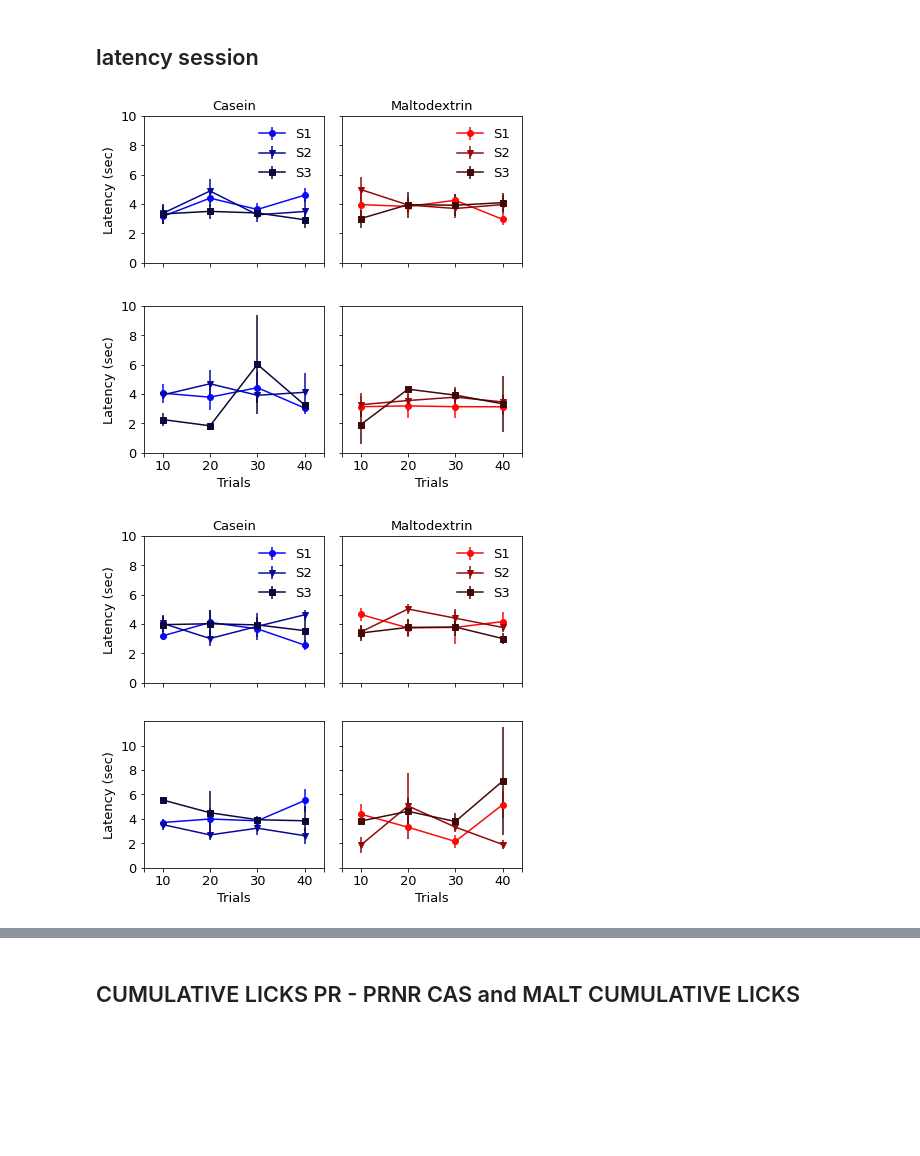
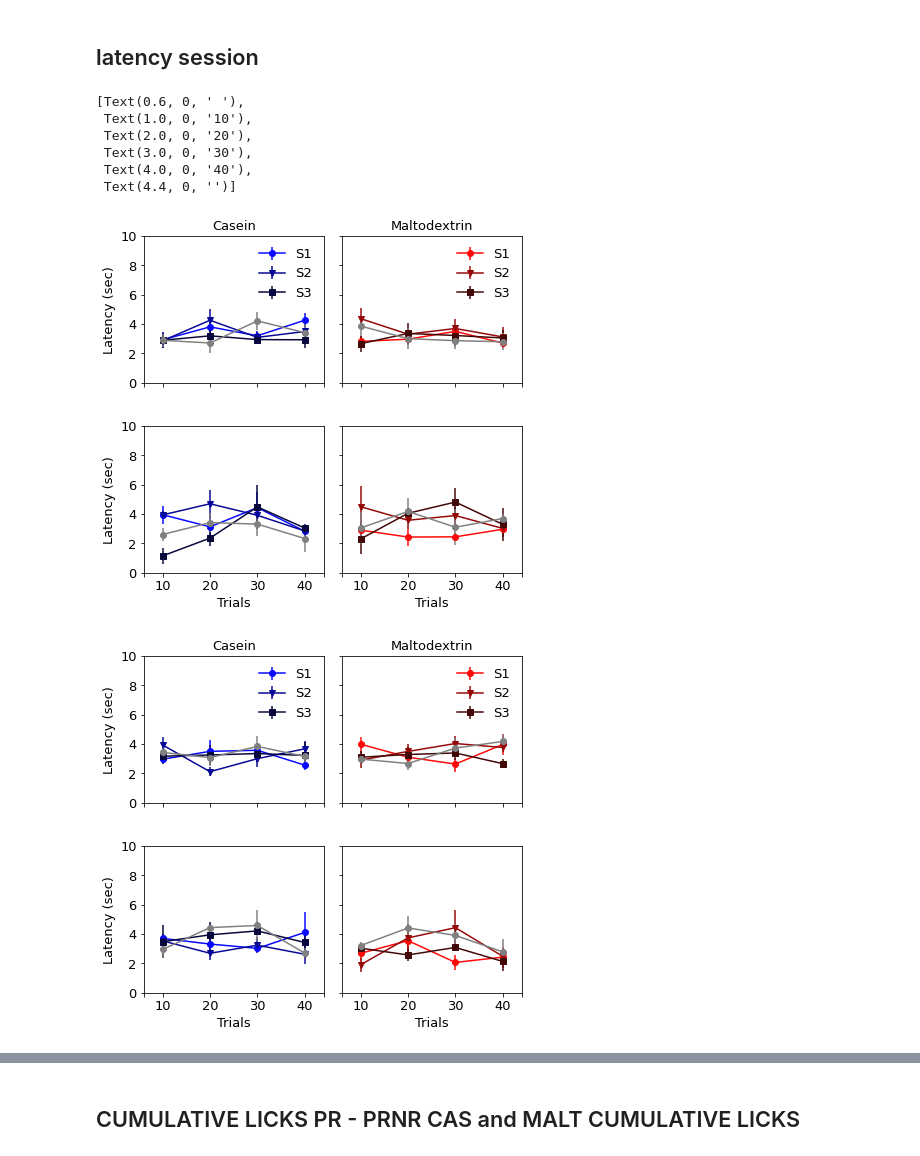
Before and after one commit to jetsetmette/VGP, a Jupyter notebook: notebooks/Behavior_Flavor.ipynb, the cells around one changed output, grey strips where cells are left out. Saved outputs shown, nothing was run; the diff lists cells and outputs as text; code cells hidden in the pictures; blank space fills up the shorter version.

```diff
--- a/notebooks/Behavior_Flavor.ipynb
+++ b/notebooks/Behavior_Flavor.ipynb
@@ -105,7 +105,7 @@ def get_licks_trial (pump_fn, licks_fn, triallength=100):
     for p in pump_fn:
         temp=[]
         for lick in licks_fn:
-            if lick > p and lick < p + 120:
+            if lick > p and lick < p + 100:
                 temp.append(lick - p)
         licks_trial.append(temp)
 
@@ -415,7 +415,6 @@ for row in rows:
         cumlicks, bins = get_cumulative_licks(licks_fn)
 
         latency1, latency2, latency3, latency4 = get_binned_latency(latency_all)
-#         if len(pump_fn) > 30:
 
         hit1, hit2, hit3, hit4 = get_binned_hit(latency_all)
 
@@ -428,8 +427,8 @@ for row in rows:
         all_data[key]['solution']=row[8]
         all_data[key]['session']=row[10]
 
-#         all_data[key]['file']=row[1]
-#         all_data[key]['licks_fn']= licks_fn
+        all_data[key]['file']=row[1]
+        all_data[key]['licks_fn']= licks_fn
         all_data[key]['pump_fn']= pump_fn
         all_data[key]['licks trial']= licks_trial
         all_data[key]['number of trials']=len(pump_fn)
@@ -1303,6 +1094,16 @@ Cas_NRPR_S3_m, Cas_NRPR_S3_E= get_grouped_latencybin('NRPR','Cas','S3')
 malt_NRPR_S1_m, malt_NRPR_S1_E= get_grouped_latencybin('NRPR','Malt.','S1')
 malt_NRPR_S2_m, malt_NRPR_S2_E= get_grouped_latencybin('NRPR','Malt.','S2')
 malt_NRPR_S3_m, malt_NRPR_S3_E= get_grouped_latencybin('NRPR','Malt.','S3')
+
+# KOOL-AID
+# Casein PAIRED NR
+CasP_NR_S1_m, CasP_NR_S1_E= get_grouped_latencybin('NR','ppaired','S1')
+# maltodextrin PAIRED PR
+maltP_NR_S1_m, maltP_NR_S1_E= get_grouped_latencybin('NR','mpaired','S1')
+# Casein PARIED PRNR
+CasP_NRPR_S1_m, CasP_NRPR_S1_E= get_grouped_latencybin('NRPR','ppaired','S1')
+# maltodextrin PAIRED PRNR
+maltP_NRPR_S1_m, maltP_NRPR_S1_E= get_grouped_latencybin('NRPR','mpaired','S1')
 # %%
 f1, [ax1,ax2] = plt.subplots(figsize=[7,3],ncols=2, gridspec_kw={'wspace':0.1,'width_ratios':[10,10]}, sharey=True)
 f1.subplots_adjust(wspace=0.15,hspace=0.35, bottom=0.2, left=0.15)
@@ -1314,11 +1115,13 @@ colors_C=['#0808FF','#080896','#08083C','#FF0808','#960808','#420808']
 ax1.errorbar(x, Cas_PR_S1_m, yerr=Cas_PR_S1_E, fmt="-o", color='#0808FF')
 ax1.errorbar(x, Cas_PR_S2_m, yerr=Cas_PR_S2_E, fmt="-v", color='#080896')
 ax1.errorbar(x, Cas_PR_S3_m, yerr=Cas_PR_S3_E, fmt="-s", color='#08083C')
+ax1.errorbar(x, CasP_PR_S1_m, yerr=CasP_PR_S1_E, fmt="-o", color='gray')
 
 
 ax2.errorbar(x, malt_PR_S1_m, yerr=malt_PR_S1_E, fmt="-o", color='#FF0808')
 ax2.errorbar(x, malt_PR_S2_m, yerr=malt_PR_S2_E, fmt="-v", color='#960808')
 ax2.errorbar(x, malt_PR_S3_m, yerr=malt_PR_S3_E, fmt="-s", color='#420808')
+ax2.errorbar(x, maltP_PR_S1_m, yerr=maltP_PR_S1_E, fmt="-o", color='gray')
 
 ax1.set_title('Casein',fontsize=13)
 ax2.set_title('Maltodextrin',fontsize=13)
@@ -1350,12 +1153,13 @@ x=[1,2,3,4]
 ax1.errorbar(x, Cas_PRNR_S1_m, yerr=Cas_PRNR_S1_E, fmt="-o", color='#0808FF')
 ax1.errorbar(x, Cas_PRNR_S2_m, yerr=Cas_PRNR_S2_E, fmt="-v", color='#080896')
 ax1.errorbar(x, Cas_PRNR_S3_m, yerr=Cas_PRNR_S3_E, fmt="-s", color='#08083C')
+ax1.errorbar(x, CasP_PRNR_S1_m, yerr=CasP_PRNR_S1_E, fmt="-o", color='gray')
 
 
 ax2.errorbar(x, malt_PRNR_S1_m, yerr=malt_PRNR_S1_E, fmt="-o", color='#FF0808')
 ax2.errorbar(x, malt_PRNR_S2_m, yerr=malt_PRNR_S2_E, fmt="-v", color='#960808')
 ax2.errorbar(x, malt_PRNR_S3_m, yerr=malt_PRNR_S3_E, fmt="-s", color='#420808')
-
+ax2.errorbar(x, maltP_PRNR_S1_m, yerr=maltP_PRNR_S1_E, fmt="-o", color='gray')
 
 
 ax1.set_ylabel('Latency (sec)',fontsize = 13)
@@ -1372,8 +1176,8 @@ ax1.set_xticklabels([' ','10','20','30','40', ''], fontsize=13)
 ax2.set_xticklabels([' ','10','20','30','40', ''], fontsize=13)
 
 
-f1.savefig('C:\\Users\\mko102\\GitHub\\VGP\\output\\LatencyPR.png')
-f2.savefig('C:\\Users\\mko102\\GitHub\\VGP\\output\\latencyPRNR.png')
+# f1.savefig('C:\\Users\\mko102\\GitHub\\VGP\\output\\LatencyPR.png')
+# f2.savefig('C:\\Users\\mko102\\GitHub\\VGP\\output\\latencyPRNR.png')
 
 
 #---------------------------------------------------------------------------------------------------------------------------------------------------------------------
@@ -1388,11 +1192,13 @@ colors_C=['#0808FF','#080896','#08083C','#FF0808','#960808','#420808']
 ax1.errorbar(x, Cas_NR_S1_m, yerr=Cas_NR_S1_E, fmt="-o", color='#0808FF')
 ax1.errorbar(x, Cas_NR_S2_m, yerr=Cas_NR_S2_E, fmt="-v", color='#080896')
 ax1.errorbar(x, Cas_NR_S3_m, yerr=Cas_NR_S3_E, fmt="-s", color='#08083C')
+ax1.errorbar(x, CasP_NR_S1_m, yerr=CasP_NR_S1_E, fmt="-o", color='gray')
 
 
 ax2.errorbar(x, malt_NR_S1_m, yerr=malt_NR_S1_E, fmt="-o", color='#FF0808')
 ax2.errorbar(x, malt_NR_S2_m, yerr=malt_NR_S2_E, fmt="-v", color='#960808')
 ax2.errorbar(x, malt_NR_S3_m, yerr=malt_NR_S3_E, fmt="-s", color='#420808')
+ax2.errorbar(x, maltP_NR_S1_m, yerr=maltP_NR_S1_E, fmt="-o", color='gray')
 
 ax1.set_title('Casein',fontsize=13)
 ax2.set_title('Maltodextrin',fontsize=13)
@@ -1420,39 +1226,47 @@ f4, [ax1,ax2] = plt.subplots(figsize=[7,3],ncols=2, gridspec_kw={'wspace':0.1,'w
 f4.subplots_adjust(wspace=0.15,hspace=0.35, bottom=0.2,left=0.15)
 x=[1,2,3,4]
 
 
 ax1.errorbar(x, Cas_NRPR_S1_m, yerr=Cas_NRPR_S1_E, fmt="-o", color='#0808FF')
 ax1.errorbar(x, Cas_NRPR_S2_m, yerr=Cas_NRPR_S2_E, fmt="-v", color='#080896')
 ax1.errorbar(x, Cas_NRPR_S3_m, yerr=Cas_NRPR_S3_E, fmt="-s", color='#08083C')
+ax1.errorbar(x, CasP_NRPR_S1_m, yerr=CasP_NRPR_S1_E, fmt="-o", color='gray')
 
 
 ax2.errorbar(x, malt_NRPR_S1_m, yerr=malt_NRPR_S1_E, fmt="-o", color='#FF0808')
 ax2.errorbar(x, malt_NRPR_S2_m, yerr=malt_NRPR_S2_E, fmt="-v", color='#960808')
 ax2.errorbar(x, malt_NRPR_S3_m, yerr=malt_NRPR_S3_E, fmt="-s", color='#420808')
+ax2.errorbar(x, maltP_NRPR_S1_m, yerr=maltP_NRPR_S1_E, fmt="-o", color='gray')
 
 
 
 ax1.set_ylabel('Latency (sec)',fontsize = 13)
 
 ax1.set_xlabel('Trials', fontsize = 13)
 ax2.set_xlabel('Trials', fontsize = 13)
 
 ax1.set_yticks([0,20,40,60,80,100])
 ax2.set_yticks([0,20,40,60,80,100])
 ax1.set_yticklabels([0,2,4,6,8,10],fontsize=13)
 ax1.set_xticks([0.6,1,2,3,4,4.4])
 ax2.set_xticks([0.6,1,2,3,4,4.4])
 ax1.set_xticklabels([' ','10','20','30','40', ''], fontsize=13)
 ax2.set_xticklabels([' ','10','20','30','40', ''], fontsize=13)
 
 
-f3.savefig('C:\\Users\\mko102\\GitHub\\VGP\\output\\LatencyNR.png')
-f4.savefig('C:\\Users\\mko102\\GitHub\\VGP\\output\\latencyNRPR.png')
+# f3.savefig('C:\\Users\\mko102\\GitHub\\VGP\\output\\LatencyNR.png')
+# f4.savefig('C:\\Users\\mko102\\GitHub\\VGP\\output\\latencyNRPR.png')
 # %% [output]
+[Text(0.6, 0, ' '),
+ Text(1.0, 0, '10'),
+ Text(2.0, 0, '20'),
+ Text(3.0, 0, '30'),
+ Text(4.0, 0, '40'),
+ Text(4.4, 0, '')]
-[figure, old version]
+[figure, new version]
-[figure, old version]
+[figure, new version]
-[figure, old version]
+[figure, new version]
-[figure, old version]
+[figure, new version]
 # %%
 cas_PR_S1,cas_PRNR_S1,cas_NR_S1,cas_NRPR_S1 = grouped_by_session(all_data, 'Cas','S1', 'latency')
 cas_PR_S2,cas_PRNR_S2,cas_NR_S2,cas_NRPR_S2 = grouped_by_session(all_data, 'Cas','S2', 'latency')
```
Also changed, not shown: parts of 38 cells of this notebook.
